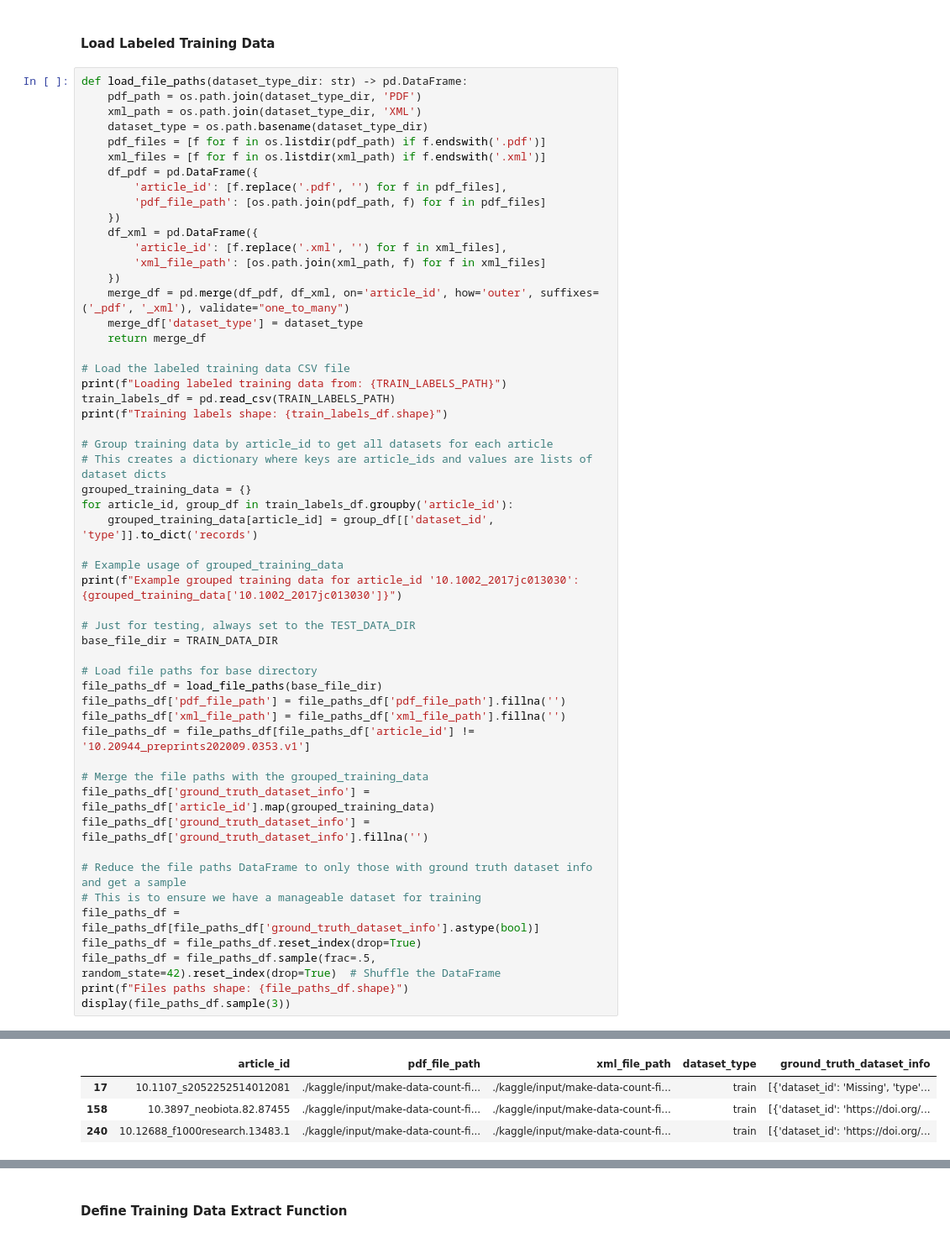
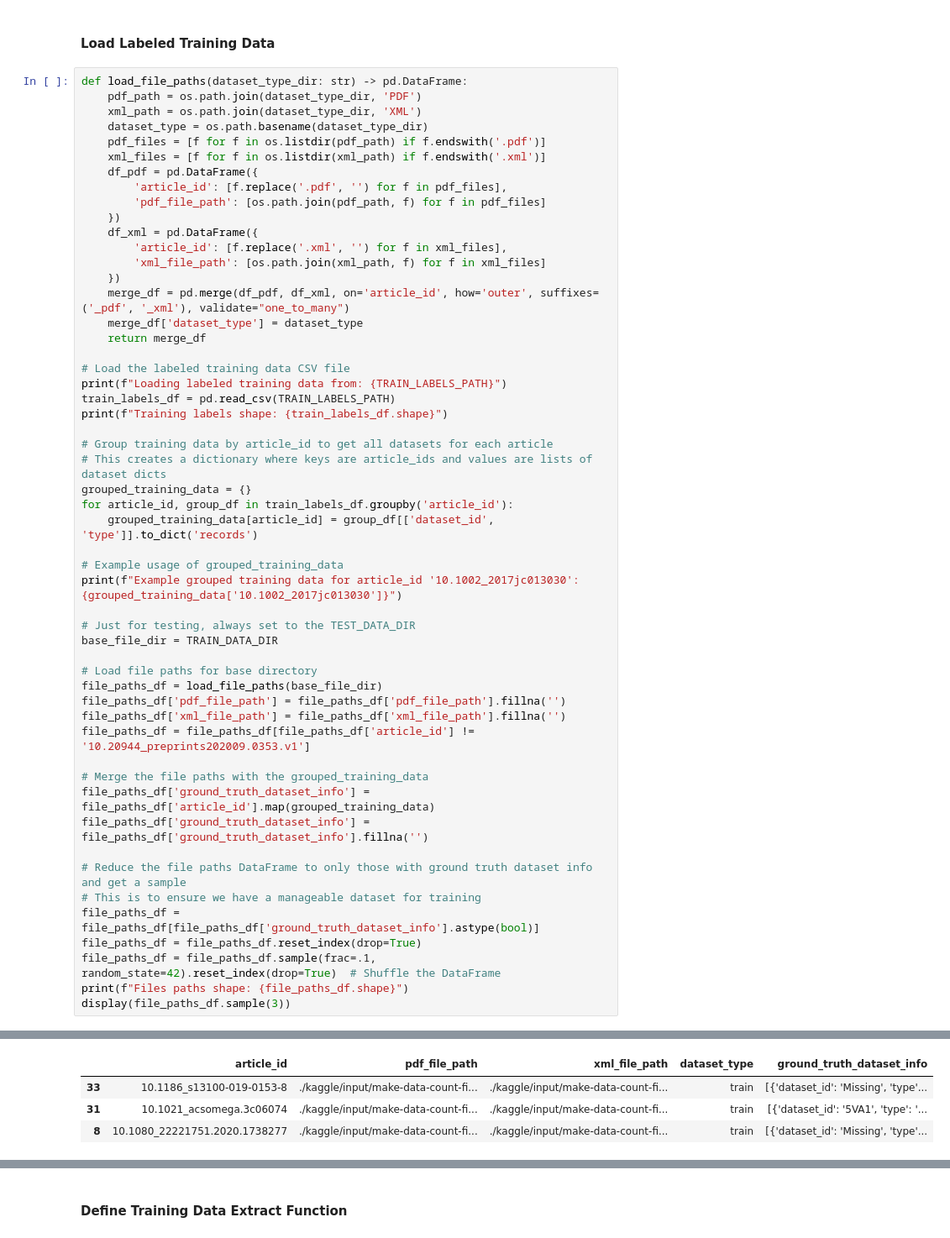
Before and after one commit to JimGile/make-data-count-classifier, a Jupyter notebook: mdc-fine-tune-train-kaggle.ipynb, the cells around one changed output, grey strips where cells are left out. Shown at 84% size. Drawn from its saved outputs; the diff is of its cells as text.

```diff
--- a/mdc-fine-tune-train-kaggle.ipynb
+++ b/mdc-fine-tune-train-kaggle.ipynb
@@ -205,7 +187,7 @@ file_paths_df['ground_truth_dataset_info'] = file_paths_df['ground_truth_dataset
 # This is to ensure we have a manageable dataset for training
 file_paths_df = file_paths_df[file_paths_df['ground_truth_dataset_info'].astype(bool)]
 file_paths_df = file_paths_df.reset_index(drop=True)
-file_paths_df = file_paths_df.sample(frac=.5, random_state=42).reset_index(drop=True)  # Shuffle the DataFrame
+file_paths_df = file_paths_df.sample(frac=.1, random_state=42).reset_index(drop=True)  # Shuffle the DataFrame
 print(f"Files paths shape: {file_paths_df.shape}")
 display(file_paths_df.sample(3))
 # %% [output]
@@ -216,4 +198,4 @@ Files paths shape: (262, 5)
 |  | article_id | pdf_file_path | xml_file_path | dataset_type | ground_truth_dataset_info |
-| 17 | 10.1107_s2052252514012081 | ./kaggle/input/make-data-count-fi... | ./kaggle/input/make-data-count-fi... | train | [{'dataset_id': 'Missing', 'type'... |
-| 158 | 10.3897_neobiota.82.87455 | ./kaggle/input/make-data-count-fi... | ./kaggle/input/make-data-count-fi... | train | [{'dataset_id': 'https://doi.org/... |
-| 240 | 10.12688_f1000research.13483.1 | ./kaggle/input/make-data-count-fi... | ./kaggle/input/make-data-count-fi... | train | [{'dataset_id': 'https://doi.org/... |
+| 33 | 10.1186_s13100-019-0153-8 | ./kaggle/input/make-data-count-fi... | ./kaggle/input/make-data-count-fi... | train | [{'dataset_id': 'Missing', 'type'... |
+| 31 | 10.1021_acsomega.3c06074 | ./kaggle/input/make-data-count-fi... | ./kaggle/input/make-data-count-fi... | train | [{'dataset_id': '5VA1', 'type': '... |
+| 8 | 10.1080_22221751.2020.1738277 | ./kaggle/input/make-data-count-fi... | ./kaggle/input/make-data-count-fi... | train | [{'dataset_id': 'Missing', 'type'... |
```
Also changed, not shown: parts of 5 cells of this notebook, 6 other files.
